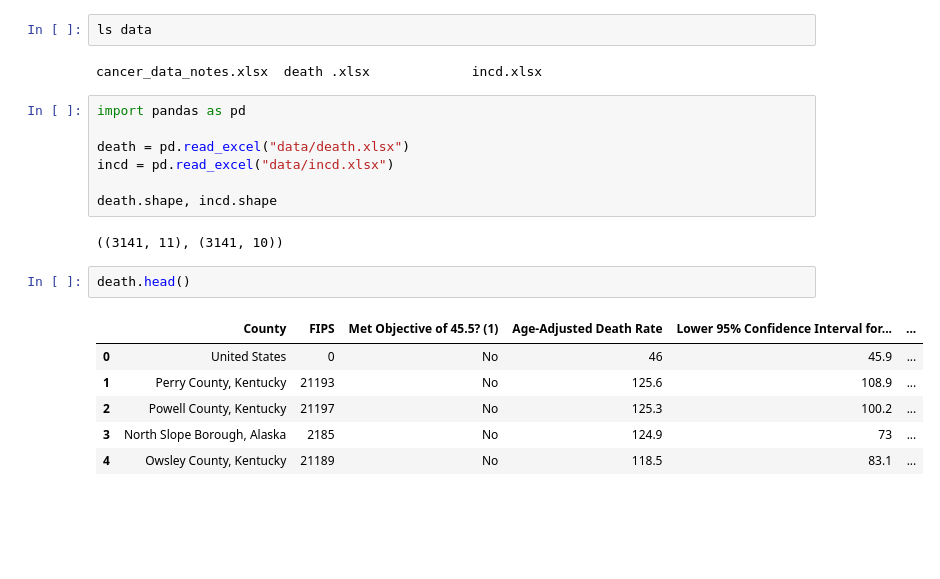
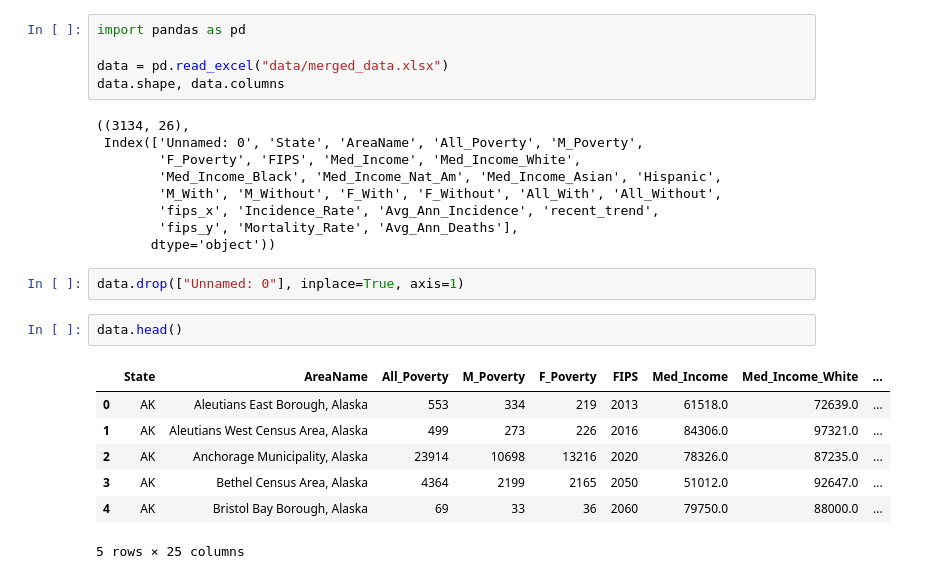
Before and after one commit to thevasudevgupta/ee4708-assignments, a Jupyter notebook: assignment-1/data_analysis.ipynb, the cells around one changed output. Cells and saved outputs as stored; diff of their text form; blank space fills up the shorter version.

```diff
--- a/assignment-1/data_analysis.ipynb
+++ b/assignment-1/data_analysis.ipynb
@@ -1,22 +1,26 @@
-# %%
-ls data
-# %% [output]
-cancer_data_notes.xlsx  death .xlsx             incd.xlsx
 # %%
 import pandas as pd
 
-death = pd.read_excel("data/death.xlsx")
-incd = pd.read_excel("data/incd.xlsx")
-
-death.shape, incd.shape
+data = pd.read_excel("data/merged_data.xlsx")
+data.shape, data.columns
 # %% [output]
-((3141, 11), (3141, 10))
+((3134, 26),
+ Index(['Unnamed: 0', 'State', 'AreaName', 'All_Poverty', 'M_Poverty',
+        'F_Poverty', 'FIPS', 'Med_Income', 'Med_Income_White',
+        'Med_Income_Black', 'Med_Income_Nat_Am', 'Med_Income_Asian', 'Hispanic',
+        'M_With', 'M_Without', 'F_With', 'F_Without', 'All_With', 'All_Without',
+        'fips_x', 'Incidence_Rate', 'Avg_Ann_Incidence', 'recent_trend',
+        'fips_y', 'Mortality_Rate', 'Avg_Ann_Deaths'],
+       dtype='object'))
+# %%
+data.drop(["Unnamed: 0"], inplace=True, axis=1)
 # %%
-death.head()
+data.head()
 # %% [output]
-|  | County | FIPS | Met Objective of 45.5? (1) | Age-Adjusted Death Rate | Lower 95% Confidence Interval for... | ... |
-| 0 | United States | 0 | No | 46 | 45.9 | ... |
-| 1 | Perry County, Kentucky | 21193 | No | 125.6 | 108.9 | ... |
-| 2 | Powell County, Kentucky | 21197 | No | 125.3 | 100.2 | ... |
-| 3 | North Slope Borough, Alaska | 2185 | No | 124.9 | 73 | ... |
-| 4 | Owsley County, Kentucky | 21189 | No | 118.5 | 83.1 | ... |
+|  | State | AreaName | All_Poverty | M_Poverty | F_Poverty | FIPS | Med_Income | Med_Income_White | ... |
+| 0 | AK | Aleutians East Borough, Alaska | 553 | 334 | 219 | 2013 | 61518.0 | 72639.0 | ... |
+| 1 | AK | Aleutians West Census Area, Alaska | 499 | 273 | 226 | 2016 | 84306.0 | 97321.0 | ... |
+| 2 | AK | Anchorage Municipality, Alaska | 23914 | 10698 | 13216 | 2020 | 78326.0 | 87235.0 | ... |
+| 3 | AK | Bethel Census Area, Alaska | 4364 | 2199 | 2165 | 2050 | 51012.0 | 92647.0 | ... |
+| 4 | AK | Bristol Bay Borough, Alaska | 69 | 33 | 36 | 2060 | 79750.0 | 88000.0 | ... |
+5 rows × 25 columns
```
Also changed, not shown: parts of 29 cells of this notebook, 1 other file.
